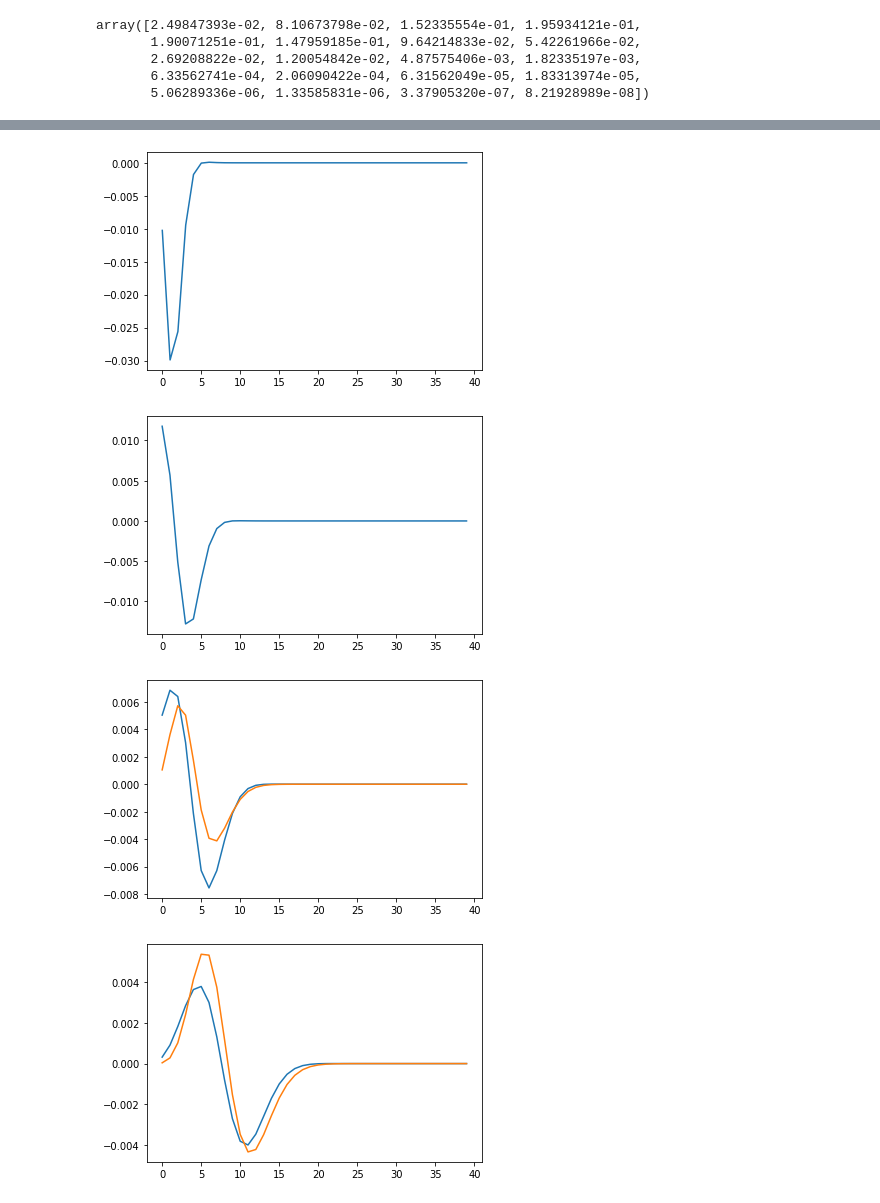
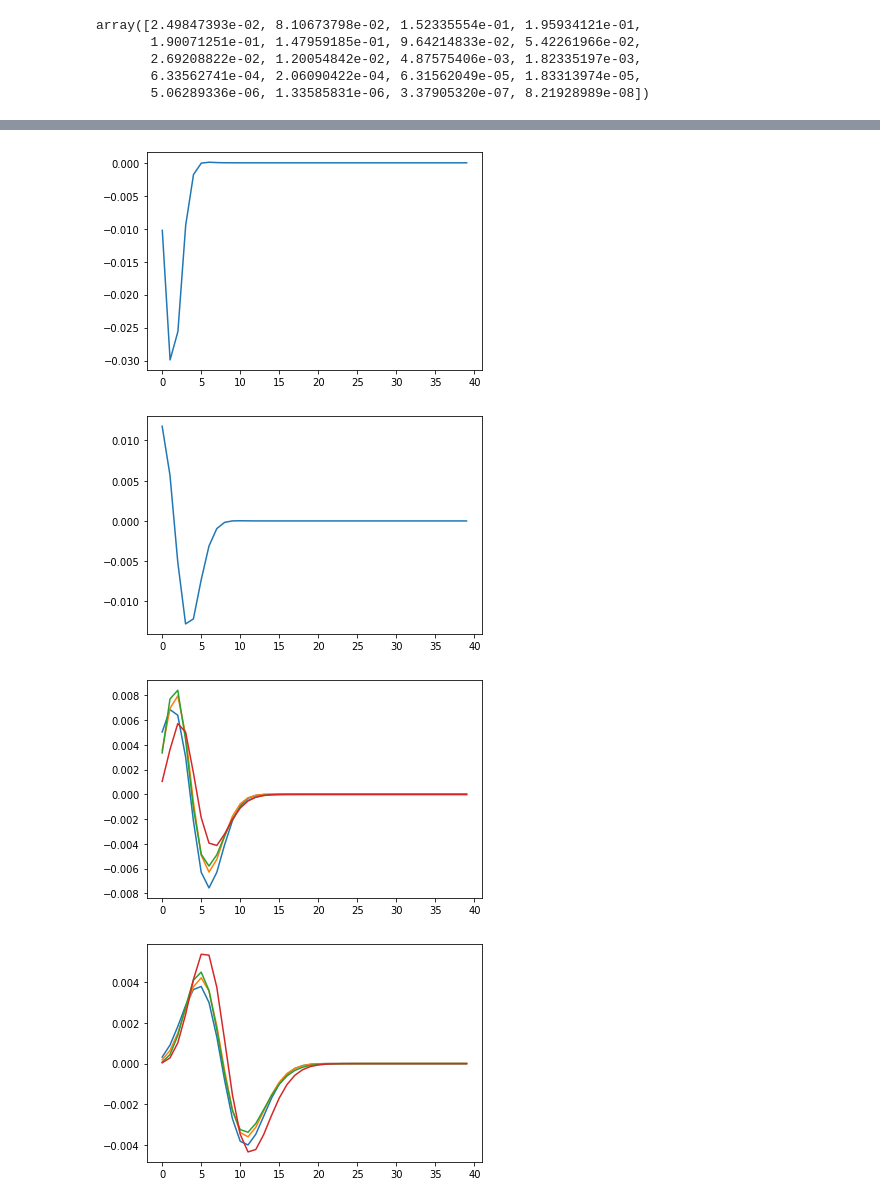
Before and after one commit to VinInn/pyTools, a Jupyter notebook: poisson.ipynb, the cells around one changed output, grey strips where cells are left out. Cells and saved outputs as stored; diff of their text form; code cells hidden in the pictures.

```diff
--- a/poisson.ipynb
+++ b/poisson.ipynb
@@ -71,6 +73,39 @@ array([2.49847393e-02, 8.10673798e-02, 1.52335554e-01, 1.95934121e-01,
        2.69208822e-02, 1.20054842e-02, 4.87575406e-03, 1.82335197e-03,
        6.33562741e-04, 2.06090422e-04, 6.31562049e-05, 1.83313974e-05,
        5.06289336e-06, 1.33585831e-06, 3.37905320e-07, 8.21928989e-08])
+# %%
+#https://www.johndcook.com/blog/wilson_hilferty/
+def poiGausWH(lm,n) :
+  A =0.0
+  a = np.empty([n])
+  for j in range(0,n):
+    a[j] = 0
+    for k in range(0,20) :
+      x = j +0.05*k - 0.5
+      c = math.pow(lm/(1.+x),1./3.)
+      mu = 1. - 1./(9*x+9)
+      s = 1/(3*math.sqrt(1+x))
+      y = (c-mu)/s
+      a[j] += math.exp(-0.5*y*y)
+    A+=a[j]
+  a = a/A
+  return a
+# %%
+#https://www.astesj.com/publications/ASTESJ_050249.pdf
+def poiGausWH2(lm,n) :
+  A =0.0
+  a = np.empty([n])
+  for j in range(0,n):
+    a[j] = 0
+    for k in range(0,20) :
+      x = j +0.05*k + 0.5
+      x -= 1./3.
+      x = math.pow(x,2./3.) - math.pow(lm,2./3.)
+      x *= 3./(2.*math.pow(lm,1./6.))
+      a[j] += math.exp(-0.5*x*x)
+    A+=a[j]
+  a = a/A
+  return a
 # %%
 plt.plot(poi(1.,40))
 plt.plot(poiGaus(1.,40))
@@ -82,11 +117,15 @@ plt.show()
 
 plt.plot(poi(4.,40))
 plt.plot(poiGaus(4.,40))
+plt.plot(poiGausWH(4.,40))
+plt.plot(poiGausWH2(4.,40))
 plt.show()
 
 
 plt.plot(poi(16.,40))
 plt.plot(poiGaus(16.,40))
+plt.plot(poiGausWH(16.,40))
+plt.plot(poiGausWH2(16.,40))
 plt.show()
 
 
@@ -95,12 +134,18 @@ plt.show()
 plt.plot(poiGaus(2.5,40)-poi(2.5,40))
 plt.show()
 plt.plot(poiGaus(4.5,40)-poi(4.5,40))
+plt.plot(poiGausWH(4.5,40)-poi(4.5,40))
+plt.plot(poiGausWH2(4.5,40)-poi(4.5,40))
 plt.plot(poi(4.5*0.98,40)-poi(4.5,40))
 plt.show()
 plt.plot(poiGaus(8.5,40)-poi(8.5,40))
+plt.plot(poiGausWH(8.5,40)-poi(8.5,40))
+plt.plot(poiGausWH2(8.5,40)-poi(8.5,40))
 plt.plot(poi(8.5*0.98,40)-poi(8.5,40))
 plt.show()
 plt.plot(poiGaus(16.5,40)-poi(16.5,40))
+plt.plot(poiGausWH(16.5,40)-poi(16.5,40))
+plt.plot(poiGausWH2(16.5,40)-poi(16.5,40))
 plt.plot(poi(16.5*0.98,40)-poi(16.5,40))
 plt.show()
 # %% [output]
@@ -111,4 +156,4 @@ plt.show()
 [figure]
 [figure]
-[figure, old version]
+[figure, new version]
-[figure, old version]
+[figure, new version]
```
Also changed, not shown: parts of 2 cells of this notebook.
